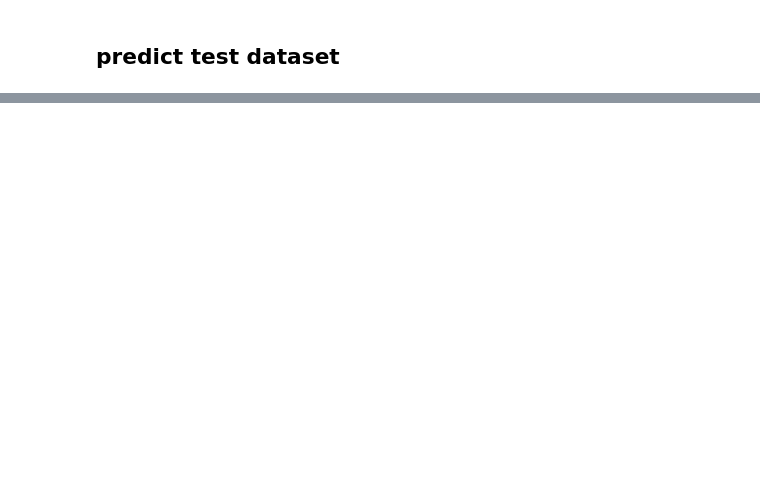
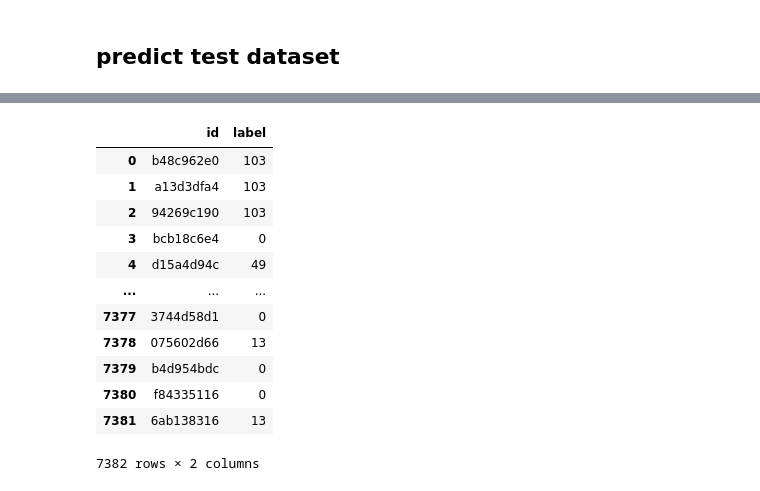
Before and after one commit to sinjy1203/kaggle_MyNotebook, a Jupyter notebook: petals-imageclassification-1.ipynb, the cells around one changed output, grey strips where cells are left out. Cells and saved outputs as stored; diff of their text form; code cells hidden in the pictures; blank space fills up the shorter version.

```diff
--- a/petals-imageclassification-1.ipynb
+++ b/petals-imageclassification-1.ipynb
@@ -300,0 +351,17 @@ submission = pd.read_csv(os.path.join(ROOT_DIR, 'sample_submission.csv'))
+# %%
+sub_pred = pd.merge(submission.drop('label', axis=1), pred_ds, how='left', on='id')
+sub_pred
+# %% [output]
+|  | id | label |
+| 0 | b48c962e0 | 103 |
+| 1 | a13d3dfa4 | 103 |
+| 2 | 94269c190 | 103 |
+| 3 | bcb18c6e4 | 0 |
+| 4 | d15a4d94c | 49 |
+| ... | ... | ... |
+| 7377 | 3744d58d1 | 0 |
+| 7378 | 075602d66 | 13 |
+| 7379 | b4d954bdc | 0 |
+| 7380 | f84335116 | 0 |
+| 7381 | 6ab138316 | 13 |
+7382 rows × 2 columns
```
Also changed, not shown: parts of 20 cells of this notebook.
